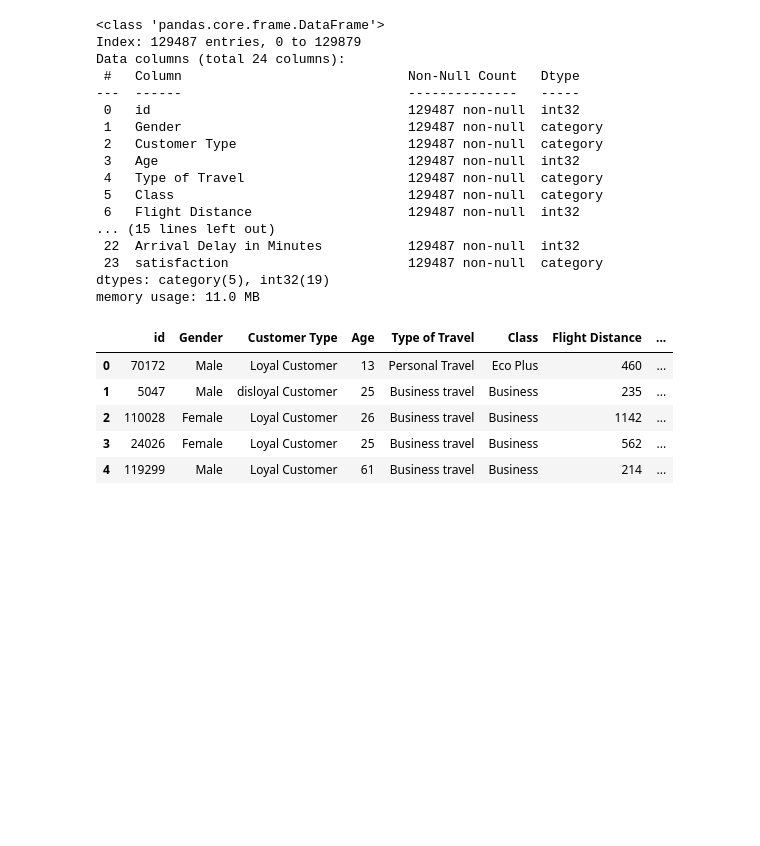
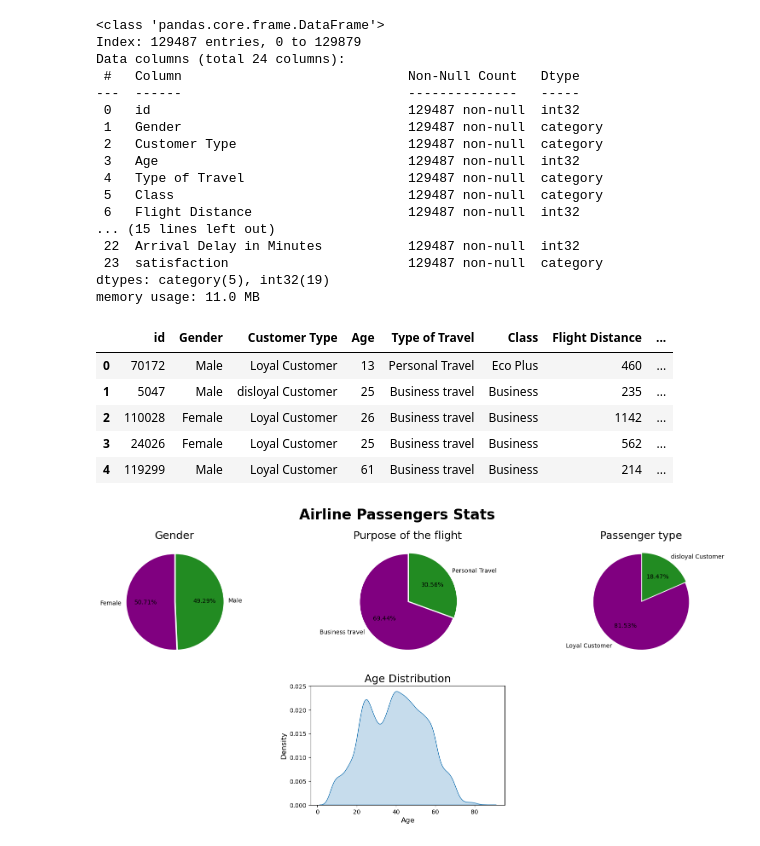
Before and after one commit to SOPP-EC/-Airline-Passenger-Satisfaction-Dataset-Analysis, a Jupyter notebook: -Airline-Passenger-Satisfaction-Dataset-Analysis.ipynb, the cells around one changed output. Cells and saved outputs as stored; diff of their text form; code cells hidden in the pictures; blank space fills up the shorter version.

Commit message:
feat: Added plots grouped by gender

```diff
--- a/-Airline-Passenger-Satisfaction-Dataset-Analysis.ipynb
+++ b/-Airline-Passenger-Satisfaction-Dataset-Analysis.ipynb
@@ -79,3 +81,54 @@ display(df.head())
 | 2 | 110028 | Female | Loyal Customer | 26 | Business travel | Business | 1142 | ... |
 | 3 | 24026 | Female | Loyal Customer | 25 | Business travel | Business | 562 | ... |
 | 4 | 119299 | Male | Loyal Customer | 61 | Business travel | Business | 214 | ... |
+# %%
+fig=plt.figure(figsize=(20,8))
+
+plt.suptitle('Airline Passengers Stats', fontsize=24, fontname='sans', weight='bold')
+
+grid=gridspec.GridSpec(ncols=3, nrows=2, figure=fig)
+#
+ax0=fig.add_subplot(grid[0,0])
+
+ax0.set_title('Gender', fontsize=18)
+
+ax0.pie(df_train['Gender'].value_counts().values,
+        labels=df['Gender'].value_counts().index,
+        colors=['purple', 'forestgreen'],
+        explode=(0,0.03),
+        autopct='%.2f%%',
+        startangle=90,)
+#
+ax1=fig.add_subplot(grid[0,1])
+
+ax1.set_title('Purpose of the flight', fontsize=18)
+
+ax1.pie(df_train['Type of Travel'].value_counts().values,
+        labels=df['Type of Travel'].value_counts().index,
+        colors=['purple', 'forestgreen'],
+        explode=(0,0.03),
+        autopct='%.2f%%',
+        startangle=90)
+#
+ax2=fig.add_subplot(grid[0,2])
+
+ax2.set_title('Passenger type', fontsize=18)
+
+ax2.pie(df_train['Customer Type'].value_counts().values,
+        labels=df['Customer Type'].value_counts().index,
+        colors=['purple', 'forestgreen'],
+        explode=(0,0.03),
+        autopct='%.2f%%',
+        startangle=90)
+
+ax3=fig.add_subplot(grid[1,1:2])
+
+ax3.set_title('Age Distribution', fontsize=18)
+
+sns.kdeplot(df_train['Age'],fill=True)
+ax3.set_xlabel('Age', fontsize=12)
+ax3.set_ylabel('Density', fontsize=12)
+
+plt.show()
+# %% [output]
+[figure, added]
```
Also changed, not shown: parts of 2 cells of this notebook.
